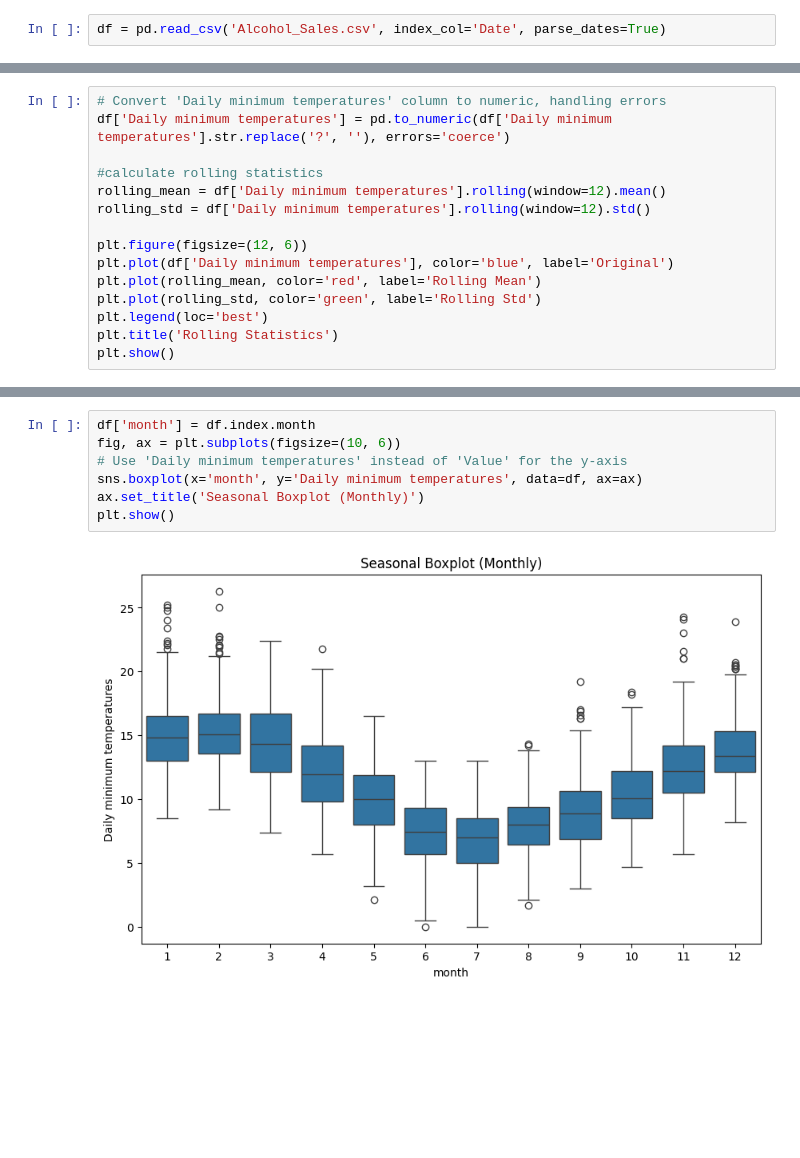
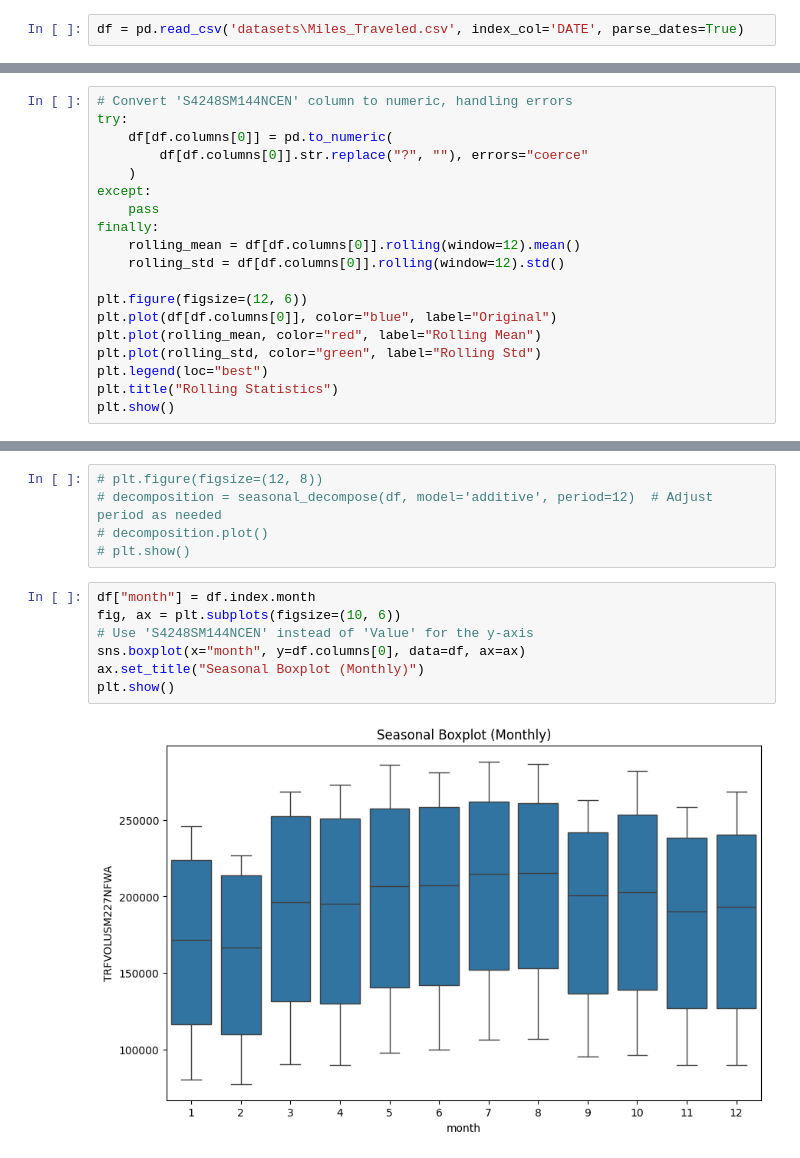
Before and after one commit to Raed-Bourouis/MLEASE, a Jupyter notebook: EDA.ipynb, the cells around one changed output, grey strips where cells are left out. Saved outputs shown, nothing was run; the diff lists cells and outputs as text; blank space fills up the shorter version.

```diff
--- a/EDA.ipynb
+++ b/EDA.ipynb
@@ -9,2 +10,2 @@ import statsmodels.api as sm
 # %%
-df = pd.read_csv('Alcohol_Sales.csv', index_col='Date', parse_dates=True)
+df = pd.read_csv('datasets\Miles_Traveled.csv', index_col='DATE', parse_dates=True)
@@ -44,16 +47,20 @@ plt.show()
 # %%
-# Convert 'Daily minimum temperatures' column to numeric, handling errors
-df['Daily minimum temperatures'] = pd.to_numeric(df['Daily minimum temperatures'].str.replace('?', ''), errors='coerce')
-
-#calculate rolling statistics
-rolling_mean = df['Daily minimum temperatures'].rolling(window=12).mean()
-rolling_std = df['Daily minimum temperatures'].rolling(window=12).std()
+# Convert 'S4248SM144NCEN' column to numeric, handling errors
+try:
+    df[df.columns[0]] = pd.to_numeric(
+        df[df.columns[0]].str.replace("?", ""), errors="coerce"
+    )
+except:
+    pass
+finally:
+    rolling_mean = df[df.columns[0]].rolling(window=12).mean()
+    rolling_std = df[df.columns[0]].rolling(window=12).std()
 
 plt.figure(figsize=(12, 6))
-plt.plot(df['Daily minimum temperatures'], color='blue', label='Original')
-plt.plot(rolling_mean, color='red', label='Rolling Mean')
-plt.plot(rolling_std, color='green', label='Rolling Std')
-plt.legend(loc='best')
-plt.title('Rolling Statistics')
+plt.plot(df[df.columns[0]], color="blue", label="Original")
+plt.plot(rolling_mean, color="red", label="Rolling Mean")
+plt.plot(rolling_std, color="green", label="Rolling Std")
+plt.legend(loc="best")
+plt.title("Rolling Statistics")
 plt.show()
 # %% [output]
@@ -81,10 +88,15 @@ plt.show()
+# %%
+# plt.figure(figsize=(12, 8))
+# decomposition = seasonal_decompose(df, model='additive', period=12)  # Adjust period as needed
+# decomposition.plot()
+# plt.show()
 # %%
-df['month'] = df.index.month
+df["month"] = df.index.month
 fig, ax = plt.subplots(figsize=(10, 6))
-# Use 'Daily minimum temperatures' instead of 'Value' for the y-axis
-sns.boxplot(x='month', y='Daily minimum temperatures', data=df, ax=ax)
-ax.set_title('Seasonal Boxplot (Monthly)')
+# Use 'S4248SM144NCEN' instead of 'Value' for the y-axis
+sns.boxplot(x="month", y=df.columns[0], data=df, ax=ax)
+ax.set_title("Seasonal Boxplot (Monthly)")
 plt.show()
 # %% [output]
-[figure, old version]
+[figure, new version]
 # %%
```
Also changed, not shown: parts of 9 cells of this notebook.
